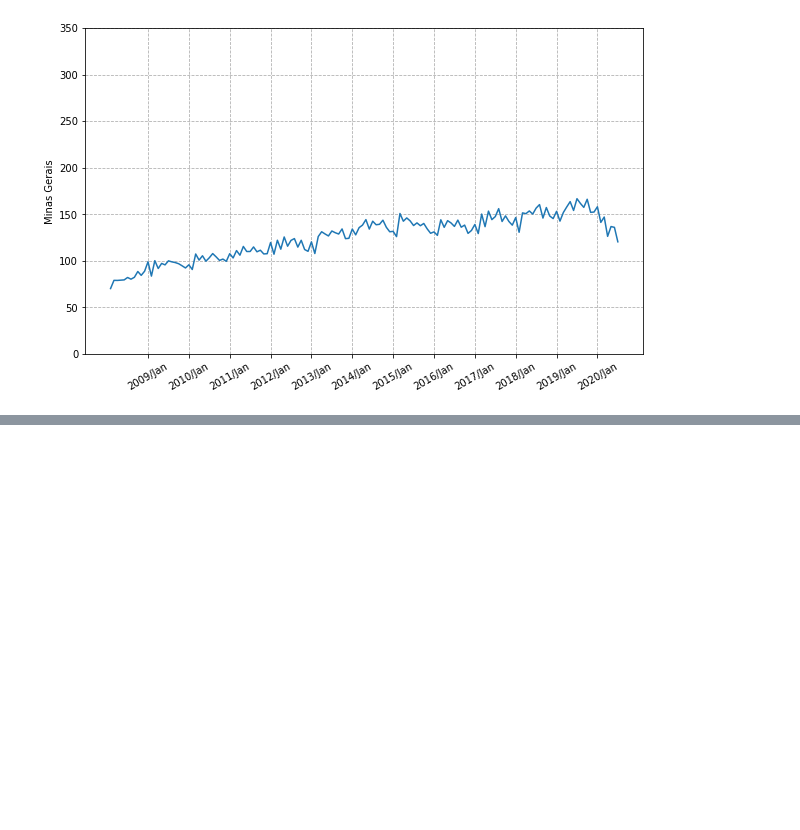
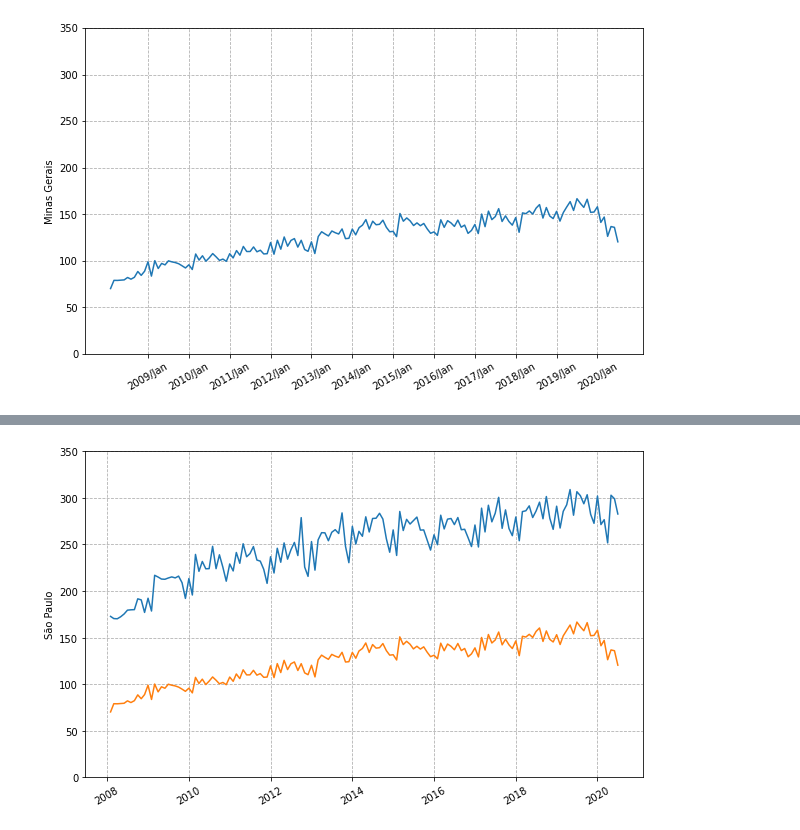
Before and after one commit to p3dr3nriqu3/boocamp_alura, a Jupyter notebook: Bootcamp_Datascience.ipynb, the cells around one changed output, grey strips where cells are left out. Saved outputs shown, nothing was run; the diff lists cells and outputs as text; code cells hidden in the pictures; blank space fills up the shorter version.

```diff
--- a/Bootcamp_Datascience.ipynb
+++ b/Bootcamp_Datascience.ipynb
@@ -787,0 +832,10 @@ plt.show()
+# %%
+plt.figure(figsize=(10,6))
+ax = sns.lineplot(data=mensal, x=mensal.index, y="São Paulo")
+ax = sns.lineplot(data=mensal, x=mensal.index, y="Minas Gerais")
+plt.xticks(rotation=30)
+plt.ylim(0, 350)
+plt.grid(True, linestyle="--")
+plt.show()
+# %% [output]
+[figure, added]
```
Also changed, not shown: parts of 5 cells of this notebook.
